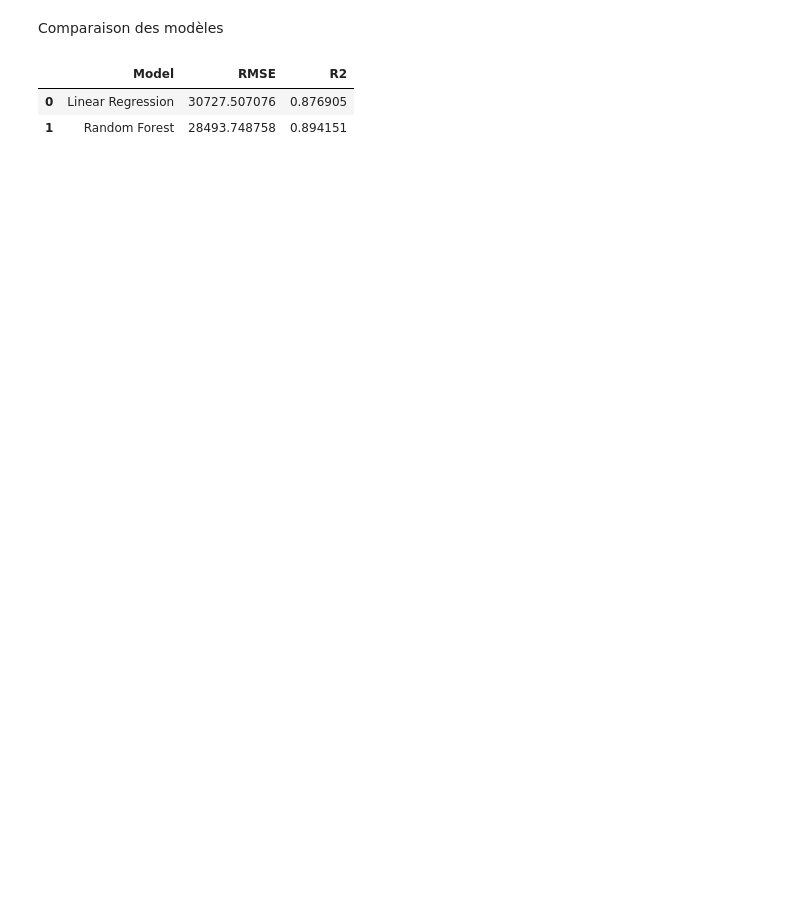
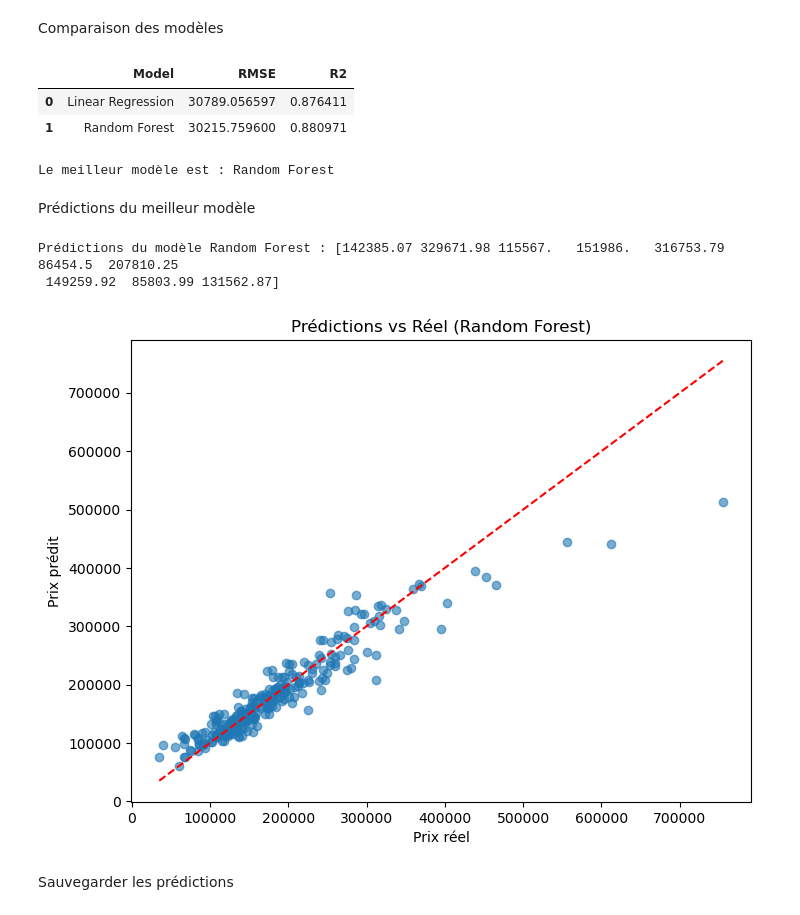
Before and after one commit to Louise160703/projet-mlops-house-prices, a Jupyter notebook: notebooks/03_modeling.ipynb, the cells around one changed output. Cells and saved outputs as stored; diff of their text form; code cells hidden in the pictures; blank space fills up the shorter version.

Commit message:
Update notebooks: final cleaned versions with outputs

```diff
--- a/notebooks/03_modeling.ipynb
+++ b/notebooks/03_modeling.ipynb
@@ -13,6 +19,4 @@ from sklearn.impute import SimpleImputer
 # %% [markdown]
 Chargement des données
 # %%
-
-
-train_df = pd.read_csv("../data/raw/train.csv")
+train_df = pd.read_csv("../data/processed/train_clean.csv")
@@ -51,2 +25,4 @@ preprocessor = ColumnTransformer(
+# %%
+preprocessor = joblib.load("../notebooks/jobs/preprocessor.joblib")
 # %% [markdown]
 Modèle 1 : Régression linéaire
@@ -100,5 +101,54 @@ results = pd.DataFrame({
 results
 # %% [output]
 |  | Model | RMSE | R2 |
-| 0 | Linear Regression | 30727.507076 | 0.876905 |
-| 1 | Random Forest | 28493.748758 | 0.894151 |
+| 0 | Linear Regression | 30789.056597 | 0.876411 |
+| 1 | Random Forest | 30215.759600 | 0.880971 |
+# %%
+# Résultats
+results = pd.DataFrame({
+    "Model": ["Linear Regression", "Random Forest"],
+    "RMSE": [rmse_linreg, rmse_rf],
+    "R2": [r2_linreg, r2_rf]
+})
+
+# Déterminer le meilleur modèle selon RMSE (ou R²)
+best_index = results["RMSE"].idxmin()
+best_model_name = results.loc[best_index, "Model"]
+
+print(f"Le meilleur modèle est : {best_model_name}")
+# %% [output]
+Le meilleur modèle est : Random Forest
+# %% [markdown]
+Prédictions du meilleur modèle
+# %%
+# Dictionnaire pour accéder aux modèles
+models = {
+    "Linear Regression": linreg_model,
+    "Random Forest": rf_model
+}
+
+# Sélection du modèle optimal
+best_model = models[best_model_name]
+
+# Prédiction sur l'ensemble de validation ou nouvelles données
+y_pred_best = best_model.predict(X_valid)
+
+# Affichage rapide des 5 premières prédictions
+print("Prédictions du modèle", best_model_name, ":", y_pred_best[:10])
+# %% [output]
+Prédictions du modèle Random Forest : [142385.07 329671.98 115567.   151986.   316753.79  86454.5  207810.25
+ 149259.92  85803.99 131562.87]
+# %%
+
+
+plt.figure(figsize=(8,6))
+plt.scatter(y_valid, y_pred_best, alpha=0.6)
+plt.plot([y_valid.min(), y_valid.max()], [y_valid.min(), y_valid.max()], 'r--')
+plt.xlabel("Prix réel")
+plt.ylabel("Prix prédit")
+plt.title(f"Prédictions vs Réel ({best_model_name})")
+plt.show()
+# %% [output]
+[figure, added]
+# %% [markdown]
+Sauvegarder les prédictions
```
Also changed, not shown: parts of 18 cells of this notebook, 2 other files.
